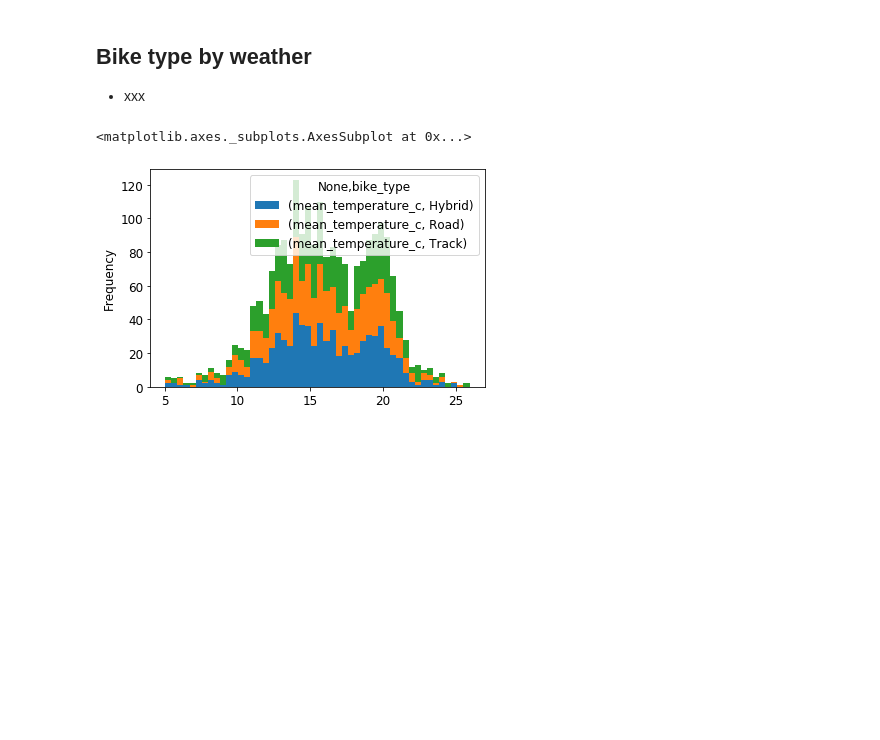
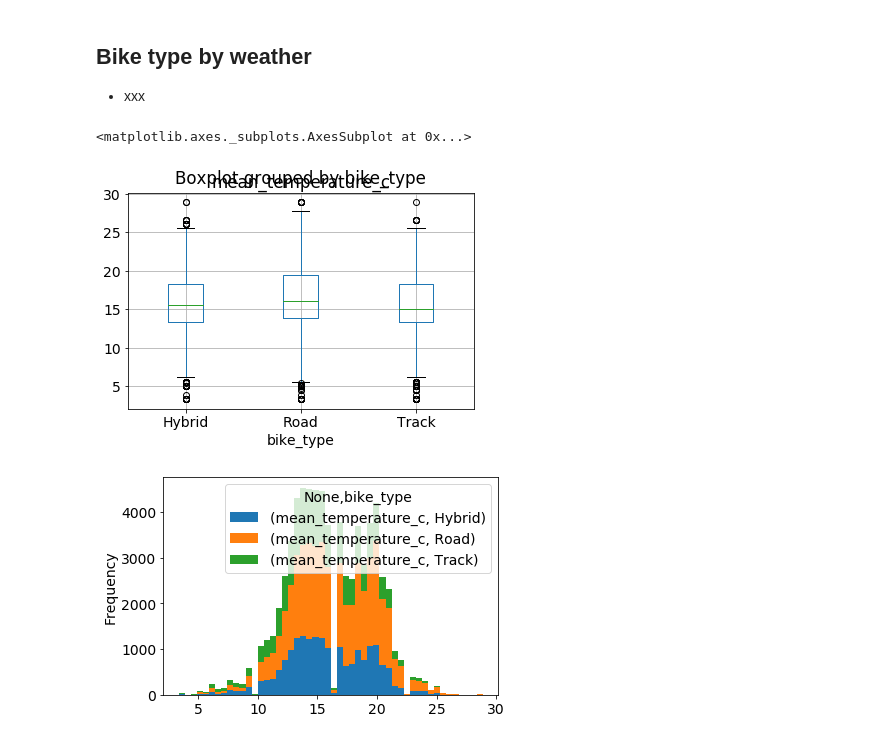
Before and after one commit to orbenishay/pandas-project, a Jupyter notebook: Bicycle_11.ipynb, the cells around one changed output. Saved outputs shown, nothing was run; the diff lists cells and outputs as text; code cells hidden in the pictures; blank space fills up the shorter version.

```diff
--- a/Bicycle_11.ipynb
+++ b/Bicycle_11.ipynb
@@ -265,9 +265,11 @@ df_heatmap.head()
 
 * xxx
 # %%
-df_bike_weather=df_all.groupby(['start_date', 'bike_type']).agg({'mean_temperature_c':'mean'})
-df_bike_weather.boxplot(by='bike_type')
-df_bike_weather.unstack(-1).plot(kind = 'hist', stacked=True,bins=50)
+df_bike_weather=df_all.groupby(['start_date', 'bike_type','bike_id']).agg({'mean_temperature_c':'mean'})
+df_bike_weather.unstack(-2).head()
+df_bike_weather.boxplot(by='bike_type', column='mean_temperature_c')
+df_bike_weather.unstack(-2).plot(kind = 'hist', stacked=True,bins=50)
 # %% [output]
 <matplotlib.axes._subplots.AxesSubplot at 0x...>
-[figure, old version]
+[figure, new version]
+[figure, added]
```
Also changed, not shown: parts of 2 cells of this notebook.
